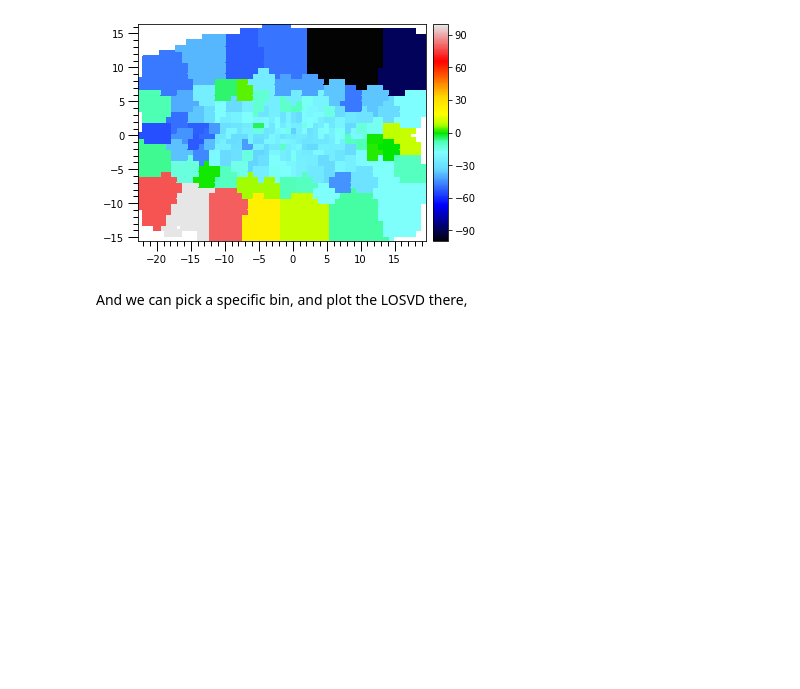
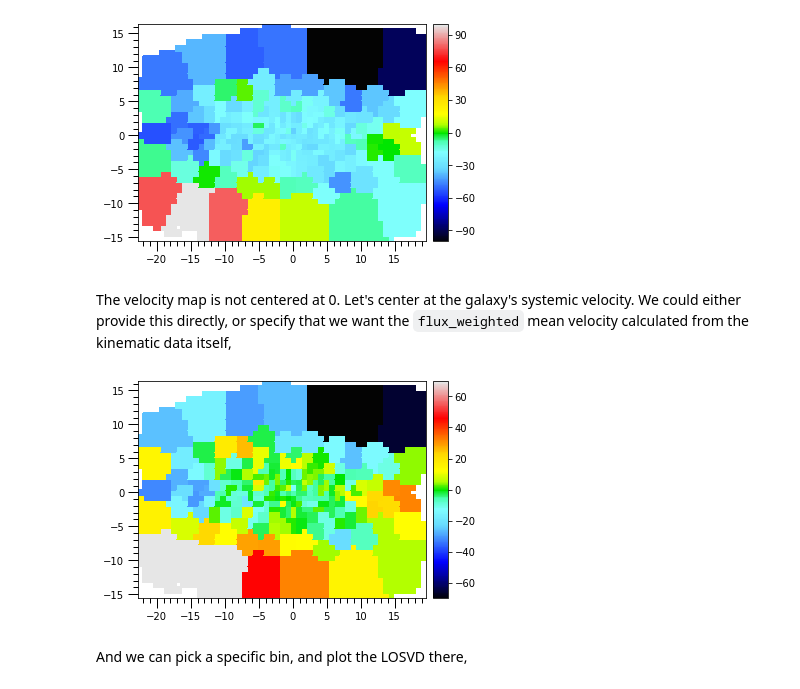
Before and after one commit to dynamics-of-stellar-systems/dynamite, a Jupyter notebook: docs/tutorial_notebooks/BayesLOSVD_and_DYNAMITE.ipynb, the cells around one changed output. Cells and saved outputs as stored; diff of their text form; code cells hidden in the pictures; blank space fills up the shorter version.

```diff
--- a/docs/tutorial_notebooks/BayesLOSVD_and_DYNAMITE.ipynb
+++ b/docs/tutorial_notebooks/BayesLOSVD_and_DYNAMITE.ipynb
@@ -151,3 +129,5 @@ map_plotter(BayesLOSVD.data['v'],
             colorbar=True)
 # %% [output]
 [figure]
+# %% [markdown]
+The velocity map is not centered at 0. Let's center at the galaxy's systemic velocity. We could either provide this directly, or specify that we want the `flux_weighted` mean velocity calculated from the kinematic data itself,
@@ -154,3 +137,11 @@ map_plotter(BayesLOSVD.data['v'],
+# %%
+map_plotter(BayesLOSVD.data['v'],
+            cmap='sauron',
+            vmin=-70,
+            vmax=70,
+            colorbar=True)
+# %% [output]
+[figure, added]
 # %% [markdown]
 And we can pick a specific bin, and plot the LOSVD there,
 # %%
```
Also changed, not shown: parts of 18 cells of this notebook, 2 other files.
